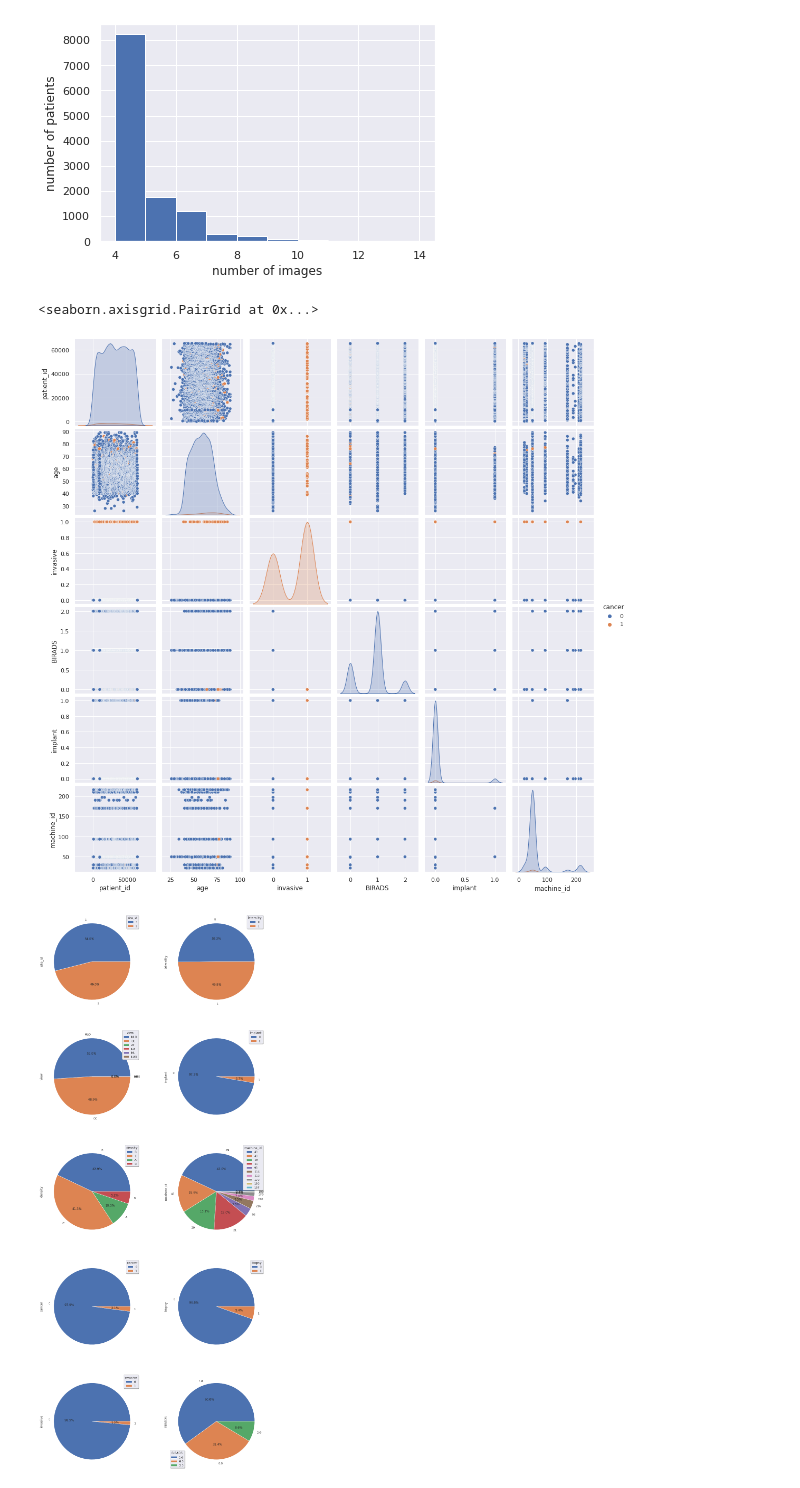
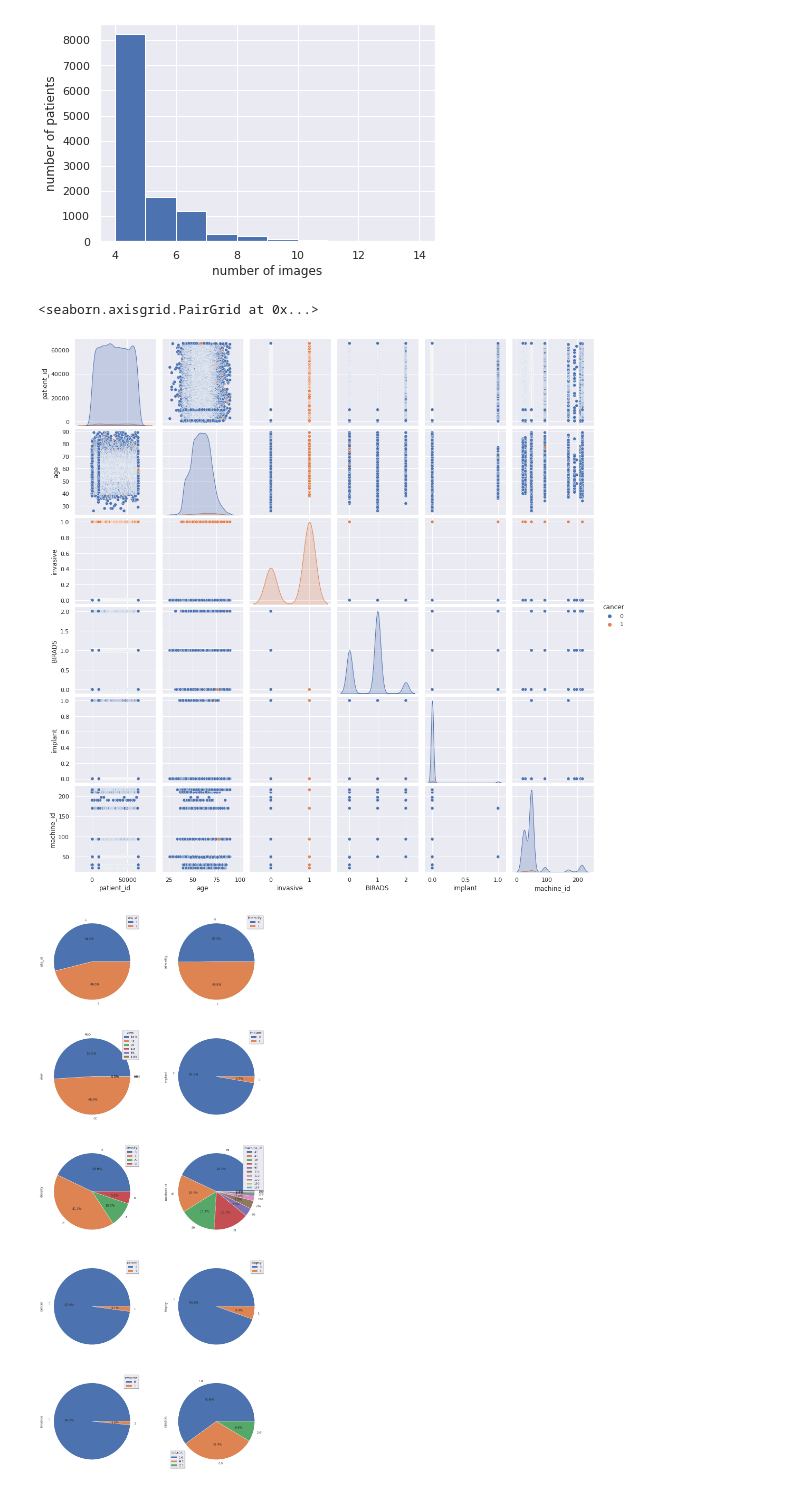
Before and after one commit to MaciekOwczarek/kaggle, a Jupyter notebook: rsna-eda-fun.ipynb, the cells around one changed output. Drawn from its saved outputs; the diff is of its cells as text; code cells hidden in the pictures.

```diff
--- a/rsna-eda-fun.ipynb
+++ b/rsna-eda-fun.ipynb
@@ -158,12 +158,12 @@ Text(0, 0.5, 'number of patients')
 [figure]
 # %%
 df_train_results['image_count'] = df_train_results.groupby('patient_id')['patient_id'].transform('count')
-mu = df_train_results[df_train_results['image_count'] > 4].drop_duplicates(subset=['patient_id'])
+mu = df_train_results[df_train_results['image_count'] >= 4].drop_duplicates(subset=['patient_id'])
 mu = mu[['patient_id','age','cancer','invasive','BIRADS','implant','machine_id']]
 sns.pairplot(mu, hue="cancer")
 # %% [output]
 <seaborn.axisgrid.PairGrid at 0x...>
-[figure, old version]
+[figure, new version]
 # %%
 cols = ["site_id", "laterality", "view", "implant", "density", "machine_id","cancer", "biopsy", "invasive", "BIRADS" ]
 nb_rows = int(np.ceil(len(cols) / 2))
```
